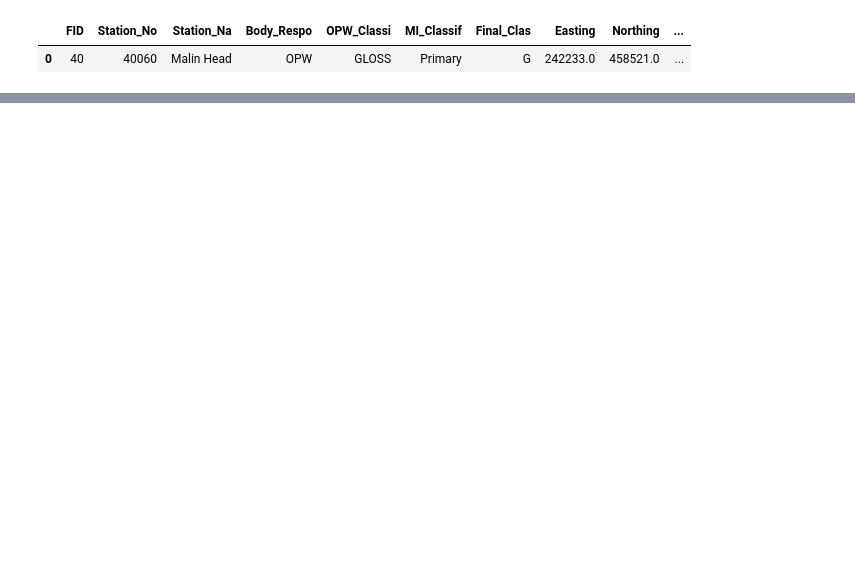
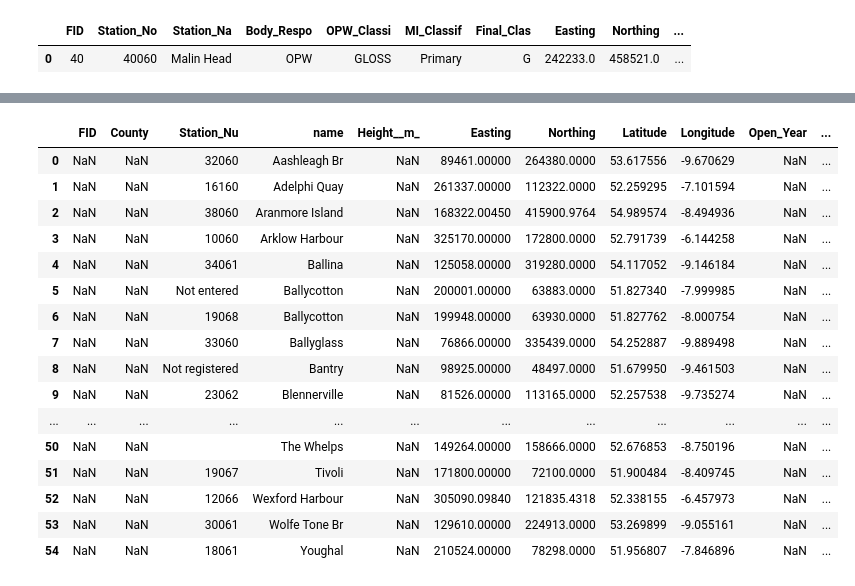
Before and after one commit to ClimateIreland/CI-Climate-Status-Tool, a Jupyter notebook: dash_app/notebooks/_3_4_SeaLevel.ipynb, the cells around one changed output, grey strips where cells are left out. Drawn from its saved outputs; the diff is of its cells as text; code cells hidden in the pictures; blank space fills up the shorter version.

```diff
--- a/dash_app/notebooks/_3_4_SeaLevel.ipynb
+++ b/dash_app/notebooks/_3_4_SeaLevel.ipynb
@@ -189,7 +170,9 @@ tidalGaugeDFNew['Latitude']=tidalGaugeDF["Latitude"]
 tidalGaugeDFNew['Longitude']=tidalGaugeDF["Longitude"]
 tidalGaugeDFNew['Easting']=tidalGaugeDF["Easting"]
 tidalGaugeDFNew['Northing']=tidalGaugeDF["Northing"]
-tidalGaugeDFNew['Type']=tidalGaugeDFNew['Type'].apply(lambda x: 'TideGauge')
-map_3_4=stations_map(tidalGaugeDFNew)
-map_3_4
+tidalGaugeDFNew['Station_Nu']=tidalGaugeDF["Station_No"]
+tidalGaugeDFNew['Body_Respo']=tidalGaugeDF["Body_Respo"]
+tidalGaugeDFNew['Type']="TideGauge"
+
+tidalGaugeDFNew
 # %% [output]
@@ -196,0 +179,17 @@ map_3_4
+|  | FID | County | Station_Nu | name | Height__m_ | Easting | Northing | Latitude | Longitude | Open_Year | ... |
+| 0 | NaN | NaN | 32060 | Aashleagh Br | NaN | 89461.00000 | 264380.0000 | 53.617556 | -9.670629 | NaN | ... |
+| 1 | NaN | NaN | 16160 | Adelphi Quay | NaN | 261337.00000 | 112322.0000 | 52.259295 | -7.101594 | NaN | ... |
+| 2 | NaN | NaN | 38060 | Aranmore Island | NaN | 168322.00450 | 415900.9764 | 54.989574 | -8.494936 | NaN | ... |
+| 3 | NaN | NaN | 10060 | Arklow Harbour | NaN | 325170.00000 | 172800.0000 | 52.791739 | -6.144258 | NaN | ... |
+| 4 | NaN | NaN | 34061 | Ballina | NaN | 125058.00000 | 319280.0000 | 54.117052 | -9.146184 | NaN | ... |
+| 5 | NaN | NaN | Not entered | Ballycotton | NaN | 200001.00000 | 63883.0000 | 51.827340 | -7.999985 | NaN | ... |
+| 6 | NaN | NaN | 19068 | Ballycotton | NaN | 199948.00000 | 63930.0000 | 51.827762 | -8.000754 | NaN | ... |
+| 7 | NaN | NaN | 33060 | Ballyglass | NaN | 76866.00000 | 335439.0000 | 54.252887 | -9.889498 | NaN | ... |
+| 8 | NaN | NaN | Not registered | Bantry | NaN | 98925.00000 | 48497.0000 | 51.679950 | -9.461503 | NaN | ... |
+| 9 | NaN | NaN | 23062 | Blennerville | NaN | 81526.00000 | 113165.0000 | 52.257538 | -9.735274 | NaN | ... |
+| ... | ... | ... | ... | ... | ... | ... | ... | ... | ... | ... | ... |
+| 50 | NaN | NaN |  | The Whelps | NaN | 149264.00000 | 158666.0000 | 52.676853 | -8.750196 | NaN | ... |
+| 51 | NaN | NaN | 19067 | Tivoli | NaN | 171800.00000 | 72100.0000 | 51.900484 | -8.409745 | NaN | ... |
+| 52 | NaN | NaN | 12066 | Wexford Harbour | NaN | 305090.09840 | 121835.4318 | 52.338155 | -6.457973 | NaN | ... |
+| 53 | NaN | NaN | 30061 | Wolfe Tone Br | NaN | 129610.00000 | 224913.0000 | 53.269899 | -9.055161 | NaN | ... |
+| 54 | NaN | NaN | 18061 | Youghal | NaN | 210524.00000 | 78298.0000 | 51.956807 | -7.846896 | NaN | ... |
```
Also changed, not shown: parts of 4 cells of this notebook, 15 other files.
